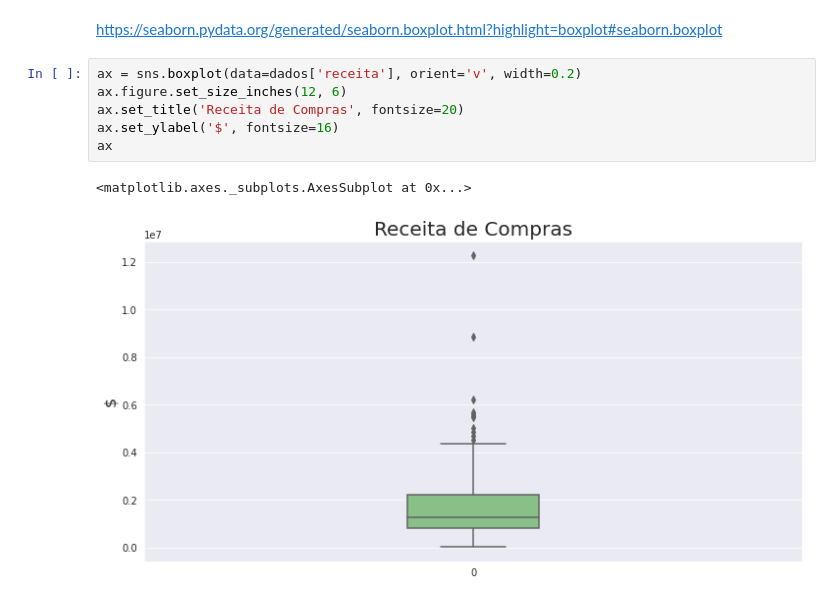
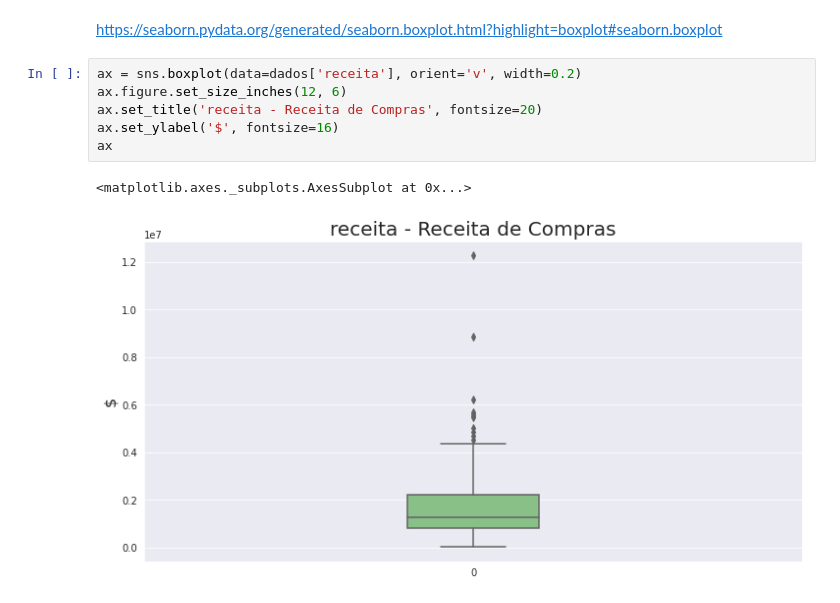
Before and after one commit to rgrAndrade/Desafio, a Jupyter notebook: desafio.ipynb, the cells around one changed output. Drawn from its saved outputs; the diff is of its cells as text.

```diff
--- a/desafio.ipynb
+++ b/desafio.ipynb
@@ -111,9 +111,9 @@ https://seaborn.pydata.org/generated/seaborn.boxplot.html?highlight=boxplot#seab
 # %%
 ax = sns.boxplot(data=dados['receita'], orient='v', width=0.2)
 ax.figure.set_size_inches(12, 6)
-ax.set_title('Receita de Compras', fontsize=20)
+ax.set_title('receita - Receita de Compras', fontsize=20)
 ax.set_ylabel('$', fontsize=16)
 ax
 # %% [output]
 <matplotlib.axes._subplots.AxesSubplot at 0x...>
-[figure, old version]
+[figure, new version]
```
Also changed, not shown: parts of 31 cells of this notebook.
